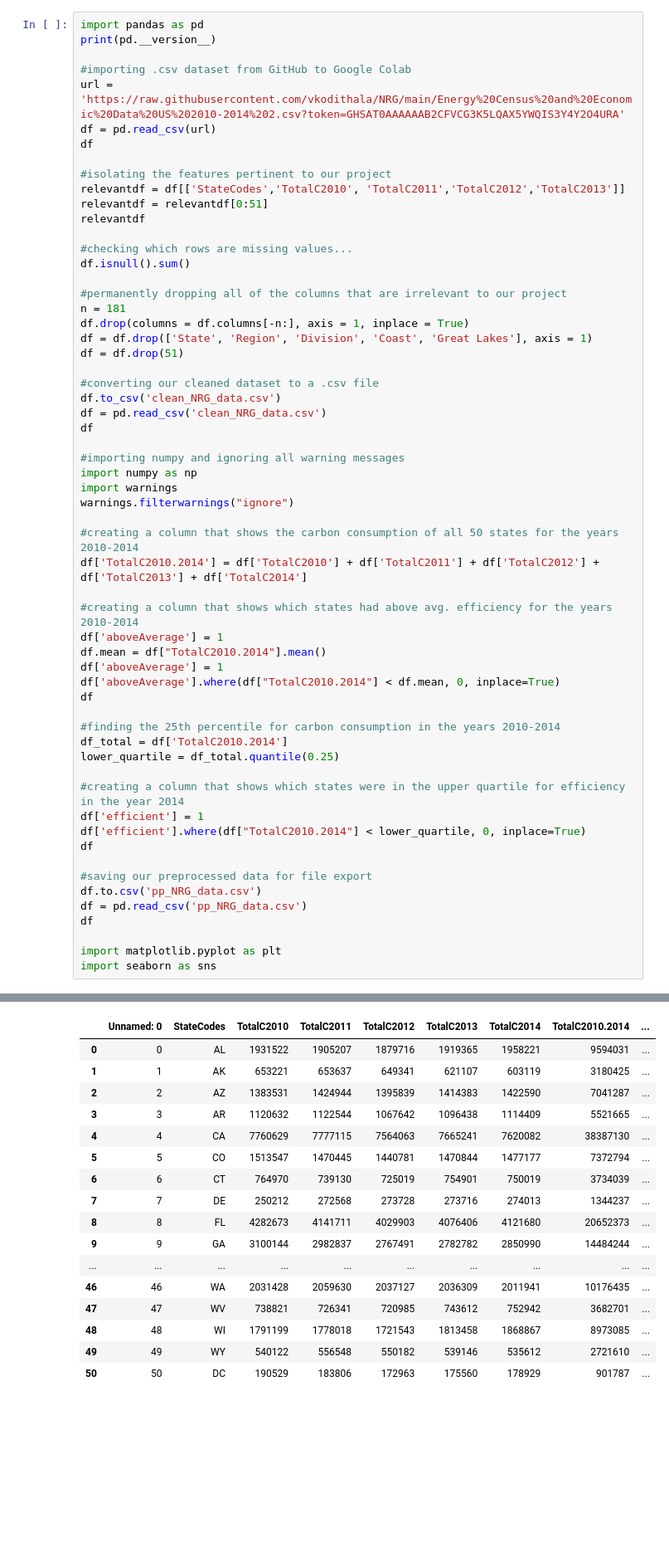
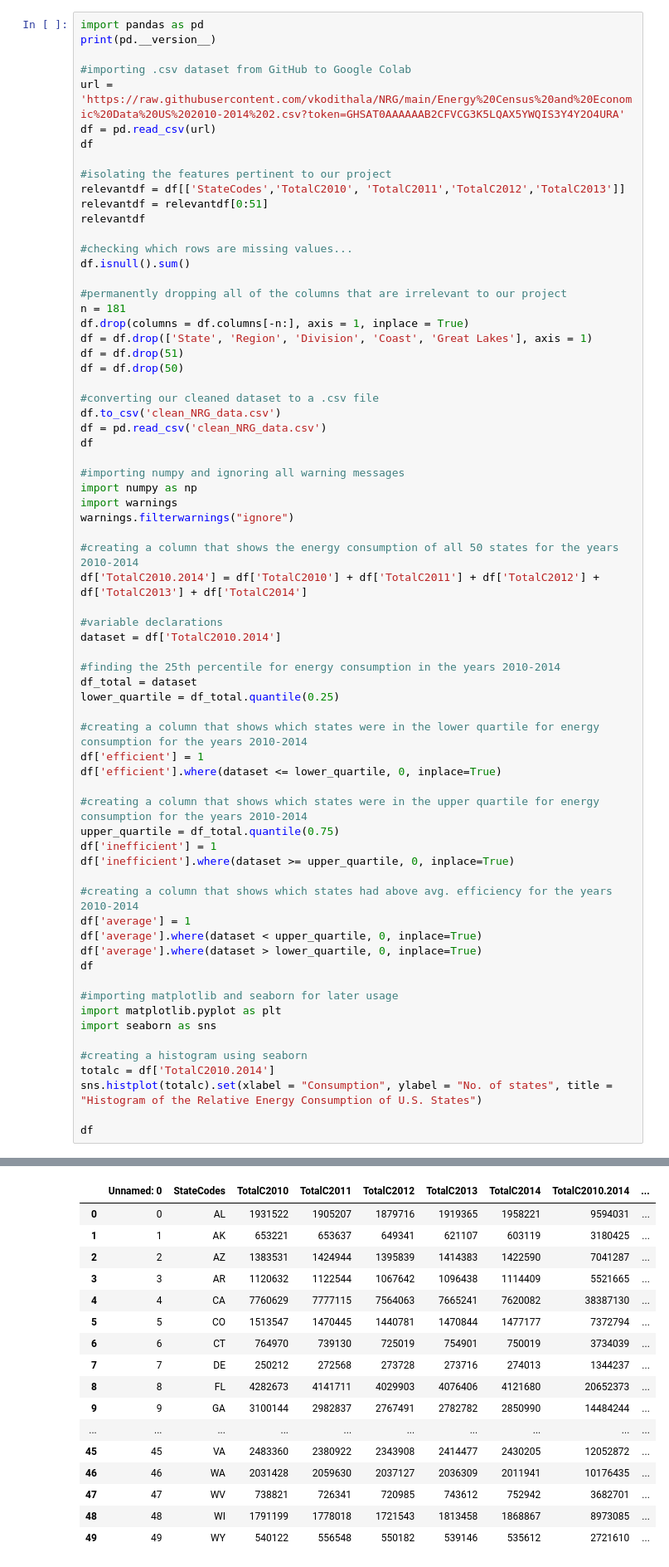
Before and after one commit to vkodithala/NRG, a Jupyter notebook: NRG_Data_Preprocessing.ipynb, the cells around one changed output, grey strips where cells are left out. Shown at 83% size. Drawn from its saved outputs; the diff is of its cells as text; blank space fills up the shorter version.

```diff
--- a/NRG_Data_Preprocessing.ipynb
+++ b/NRG_Data_Preprocessing.ipynb
@@ -22,59 +22,68 @@ n = 181
 df.drop(columns = df.columns[-n:], axis = 1, inplace = True)
 df = df.drop(['State', 'Region', 'Division', 'Coast', 'Great Lakes'], axis = 1)
 df = df.drop(51)
+df = df.drop(50)
 
 #converting our cleaned dataset to a .csv file
 df.to_csv('clean_NRG_data.csv')
 df = pd.read_csv('clean_NRG_data.csv')
 df
 
 #importing numpy and ignoring all warning messages
 import numpy as np
 import warnings
 warnings.filterwarnings("ignore")
 
-#creating a column that shows the carbon consumption of all 50 states for the years 2010-2014
+#creating a column that shows the energy consumption of all 50 states for the years 2010-2014
 df['TotalC2010.2014'] = df['TotalC2010'] + df['TotalC2011'] + df['TotalC2012'] + df['TotalC2013'] + df['TotalC2014']
 
+#variable declarations
+dataset = df['TotalC2010.2014']
+
+#finding the 25th percentile for energy consumption in the years 2010-2014
+df_total = dataset
+lower_quartile = df_total.quantile(0.25)
+
+#creating a column that shows which states were in the lower quartile for energy consumption for the years 2010-2014
+df['efficient'] = 1
+df['efficient'].where(dataset <= lower_quartile, 0, inplace=True)
+
+#creating a column that shows which states were in the upper quartile for energy consumption for the years 2010-2014
+upper_quartile = df_total.quantile(0.75)
+df['inefficient'] = 1
+df['inefficient'].where(dataset >= upper_quartile, 0, inplace=True)
+
 #creating a column that shows which states had above avg. efficiency for the years 2010-2014
-df['aboveAverage'] = 1
-df.mean = df["TotalC2010.2014"].mean()
-df['aboveAverage'] = 1
-df['aboveAverage'].where(df["TotalC2010.2014"] < df.mean, 0, inplace=True)
+df['average'] = 1
+df['average'].where(dataset < upper_quartile, 0, inplace=True)
+df['average'].where(dataset > lower_quartile, 0, inplace=True)
 df
 
-#finding the 25th percentile for carbon consumption in the years 2010-2014
-df_total = df['TotalC2010.2014']
-lower_quartile = df_total.quantile(0.25)
-
-#creating a column that shows which states were in the upper quartile for efficiency in the year 2014
-df['efficient'] = 1
-df['efficient'].where(df["TotalC2010.2014"] < lower_quartile, 0, inplace=True)
-df
-
-#saving our preprocessed data for file export
-df.to.csv('pp_NRG_data.csv')
-df = pd.read_csv('pp_NRG_data.csv')
-df
-
+#importing matplotlib and seaborn for later usage
 import matplotlib.pyplot as plt
 import seaborn as sns
+
+#creating a histogram using seaborn
+totalc = df['TotalC2010.2014']
+sns.histplot(totalc).set(xlabel = "Consumption", ylabel = "No. of states", title = "Histogram of the Relative Energy Consumption of U.S. States")
+
+df
 # %% [output]
 1.3.5
 |  | Unnamed: 0 | StateCodes | TotalC2010 | TotalC2011 | TotalC2012 | TotalC2013 | TotalC2014 | TotalC2010.2014 | ... |
 | 0 | 0 | AL | 1931522 | 1905207 | 1879716 | 1919365 | 1958221 | 9594031 | ... |
 | 1 | 1 | AK | 653221 | 653637 | 649341 | 621107 | 603119 | 3180425 | ... |
 | 2 | 2 | AZ | 1383531 | 1424944 | 1395839 | 1414383 | 1422590 | 7041287 | ... |
 | 3 | 3 | AR | 1120632 | 1122544 | 1067642 | 1096438 | 1114409 | 5521665 | ... |
 | 4 | 4 | CA | 7760629 | 7777115 | 7564063 | 7665241 | 7620082 | 38387130 | ... |
 | 5 | 5 | CO | 1513547 | 1470445 | 1440781 | 1470844 | 1477177 | 7372794 | ... |
 | 6 | 6 | CT | 764970 | 739130 | 725019 | 754901 | 750019 | 3734039 | ... |
 | 7 | 7 | DE | 250212 | 272568 | 273728 | 273716 | 274013 | 1344237 | ... |
 | 8 | 8 | FL | 4282673 | 4141711 | 4029903 | 4076406 | 4121680 | 20652373 | ... |
 | 9 | 9 | GA | 3100144 | 2982837 | 2767491 | 2782782 | 2850990 | 14484244 | ... |
 | ... | ... | ... | ... | ... | ... | ... | ... | ... | ... |
+| 45 | 45 | VA | 2483360 | 2380922 | 2343908 | 2414477 | 2430205 | 12052872 | ... |
 | 46 | 46 | WA | 2031428 | 2059630 | 2037127 | 2036309 | 2011941 | 10176435 | ... |
 | 47 | 47 | WV | 738821 | 726341 | 720985 | 743612 | 752942 | 3682701 | ... |
 | 48 | 48 | WI | 1791199 | 1778018 | 1721543 | 1813458 | 1868867 | 8973085 | ... |
 | 49 | 49 | WY | 540122 | 556548 | 550182 | 539146 | 535612 | 2721610 | ... |
-| 50 | 50 | DC | 190529 | 183806 | 172963 | 175560 | 178929 | 901787 | ... |
```
Also changed, not shown: parts of 1 cell of this notebook.
